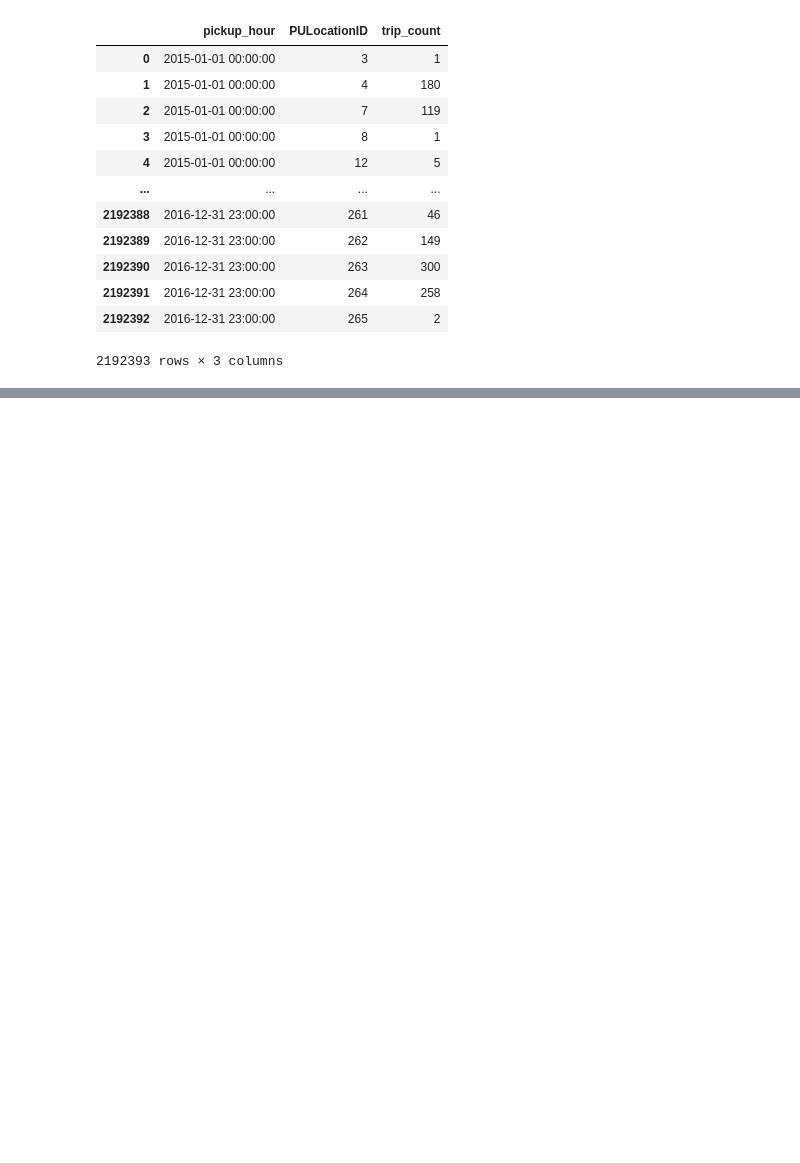
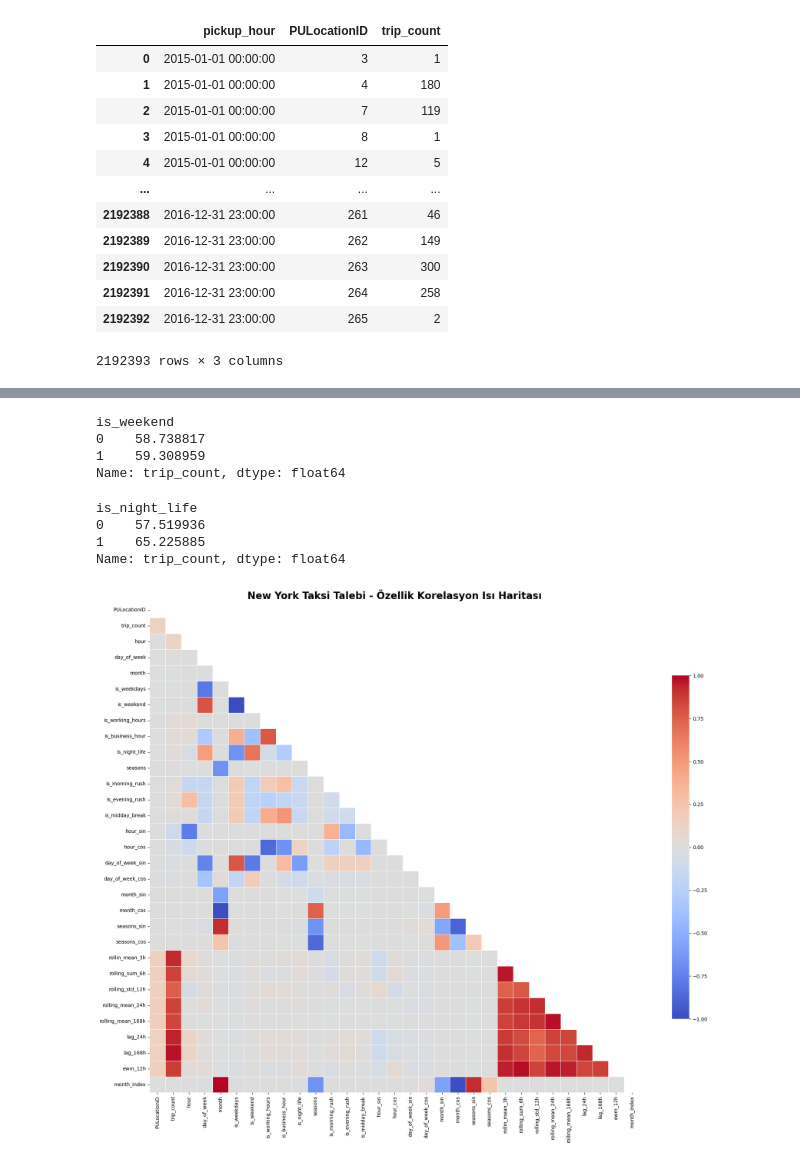
Before and after one commit to TahaSoylu44/NYC-Taxi-Data_Analysis, a Jupyter notebook: analyze_final_parquet.ipynb, the cells around one changed output, grey strips where cells are left out. Drawn from its saved outputs; the diff is of its cells as text; code cells hidden in the pictures; blank space fills up the shorter version.

Commit message:
correlation matrix

```diff
--- a/analyze_final_parquet.ipynb
+++ b/analyze_final_parquet.ipynb
@@ -22,0 +562,8 @@ df
+# %%
+#! Long term data analysis
+df["rolling_mean_24h"] = past_request.rolling(window=24).mean() # son 24 saating ortalaması
+df["rolling_mean_168h"] = past_request.rolling(window=168).mean()   # 1 haftanın ortalaması
+
+#* LAG  # zaten 1 tane shift past_request için yapmıştım
+df["lag_24h"] = past_request.shift(23)  # tam 1 gün önceki değer
+df["lag_168h"] = past_request.shift(167)    # tam 1 hafta öncesi
@@ -22,0 +586,3 @@ df
+# %%
+# Exponential Weighted Math
+df["ewm_12h"] = past_request.groupby(df["PULocationID"]).ewm(span=12).mean().reset_index(level=0, drop=True)
@@ -22,0 +607,2 @@ df
+# %%
+df = df.dropna().reset_index(drop=True)
@@ -22,0 +657,3 @@ df
+# %%
+df["month_index"] = (df["pickup_hour"].dt.year - 2015) * 12 + df["month"]   # [1 - 24]
+df
@@ -22,0 +752,41 @@ df
+# %%
+df.groupby("is_weekend")["trip_count"].mean()
+# %% [output]
+is_weekend
+0    58.738817
+1    59.308959
+Name: trip_count, dtype: float64
+# %%
+df.groupby("is_night_life")["trip_count"].mean()
+# %% [output]
+is_night_life
+0    57.519936
+1    65.225885
+Name: trip_count, dtype: float64
+# %%
+import seaborn as sns
+import matplotlib.pyplot as plt
+import numpy as np
+
+train_features = df[df["month_index"] <= 6].select_dtypes(include=[np.number])  # sadece sayısal özellikleri al
+
+corr_matrix = train_features.corr() # correlation matrix
+mask = np.triu(np.ones_like(corr_matrix, dtype=bool))   # grafiğin üst üçgenini gizle
+
+plt.figure(figsize=(20, 16))
+
+sns.heatmap(corr_matrix,
+            mask=mask,
+            cmap="coolwarm",
+            vmax=1.0, vmin=-1.0,
+            center=0,
+            annot=False,
+            square=True,
+            linewidths=.5,
+            cbar_kws={"shrink": .7})
+
+plt.title("New York Taksi Talebi - Özellik Korelasyon Isı Haritası", fontsize=20, fontweight="bold")
+plt.tight_layout()
+plt.show()
+# %% [output]
+[figure, added]
```
Also changed, not shown: parts of 84 cells of this notebook.
